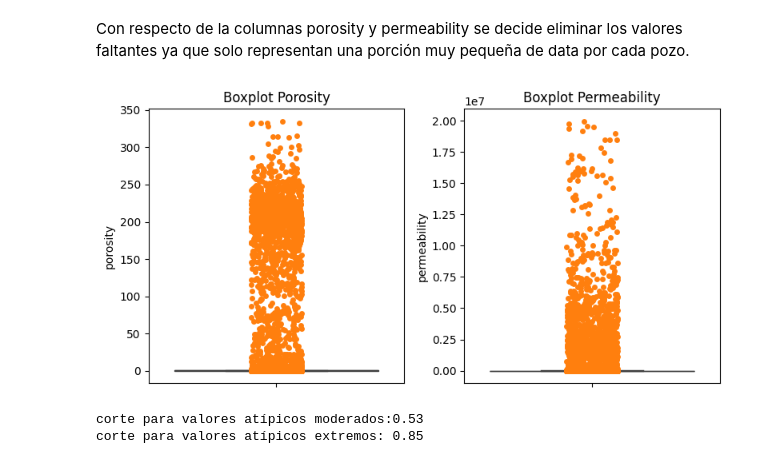
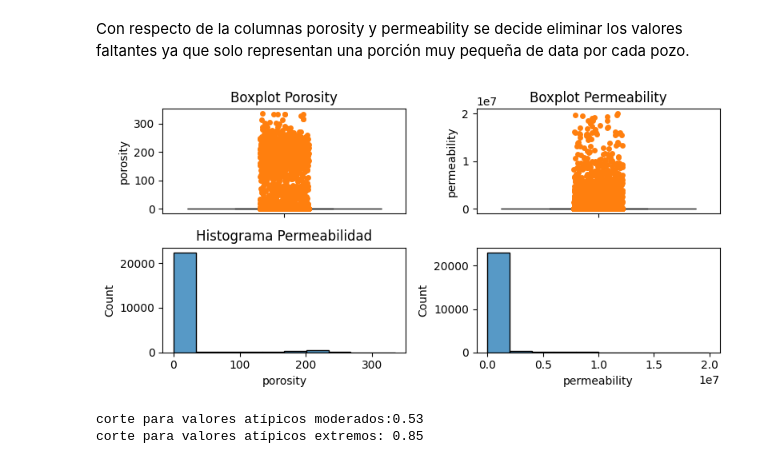
Before and after one commit to jesusiv24921/Clustering-zonas-Geol-gicas, a Jupyter notebook: clustering_zonas_geologicas.ipynb, the cells around one changed output. Cells and saved outputs as stored; diff of their text form; code cells hidden in the pictures.

Commit message:
Histograma

```diff
--- a/clustering_zonas_geologicas.ipynb
+++ b/clustering_zonas_geologicas.ipynb
@@ -159,23 +159,32 @@ df.describe()
 # %% [markdown]
 Con respecto de la columnas porosity y permeability se decide eliminar los valores faltantes ya que solo representan una porción muy pequeña de data por cada pozo.
 # %%
-fig, axes=plt.subplots(1,2,figsize=(8,4), sharey=False)
+fig, axes=plt.subplots(2,2,figsize=(8,4), sharey=False)
 
 #Boxplot Porosity
-sns.boxplot(df['porosity'], ax=axes[0],fliersize=False)
-sns.stripplot(df['porosity'], ax=axes[0])
-axes[0].set_title("Boxplot Porosity")
+sns.boxplot(df['porosity'], ax=axes[0,0],fliersize=False)
+sns.stripplot(df['porosity'], ax=axes[0,0])
+axes[0,0].set_title("Boxplot Porosity")
 
 #Boxplot Permeability
-sns.boxplot(df['permeability'], ax=axes[1], fliersize=False)
-sns.stripplot(df['permeability'], ax=axes[1])
-axes[1].set_title("Boxplot Permeability")
+sns.boxplot(df['permeability'], ax=axes[0,1], fliersize=False)
+sns.stripplot(df['permeability'], ax=axes[0,1])
+axes[0,1].set_title("Boxplot Permeability")
+
+#Histograma Porosidad
+sns.histplot(df['porosity'], ax=axes[1,0],bins=10)
+axes[1,0].set_title('Histograma Porosidad')
+
+#Histograma Porosidad
+sns.histplot(df['permeability'], ax=axes[1,1],bins=10)
+axes[1,0].set_title('Histograma Permeabilidad')
+
 
 fig.tight_layout()
 
 plt.show()
 # %% [output]
-[figure, old version]
+[figure, new version]
 # %%
 #Revisar cuantos valores atípicos se encuentran por cada variable
 
```
Also changed, not shown: parts of 2 cells of this notebook.
